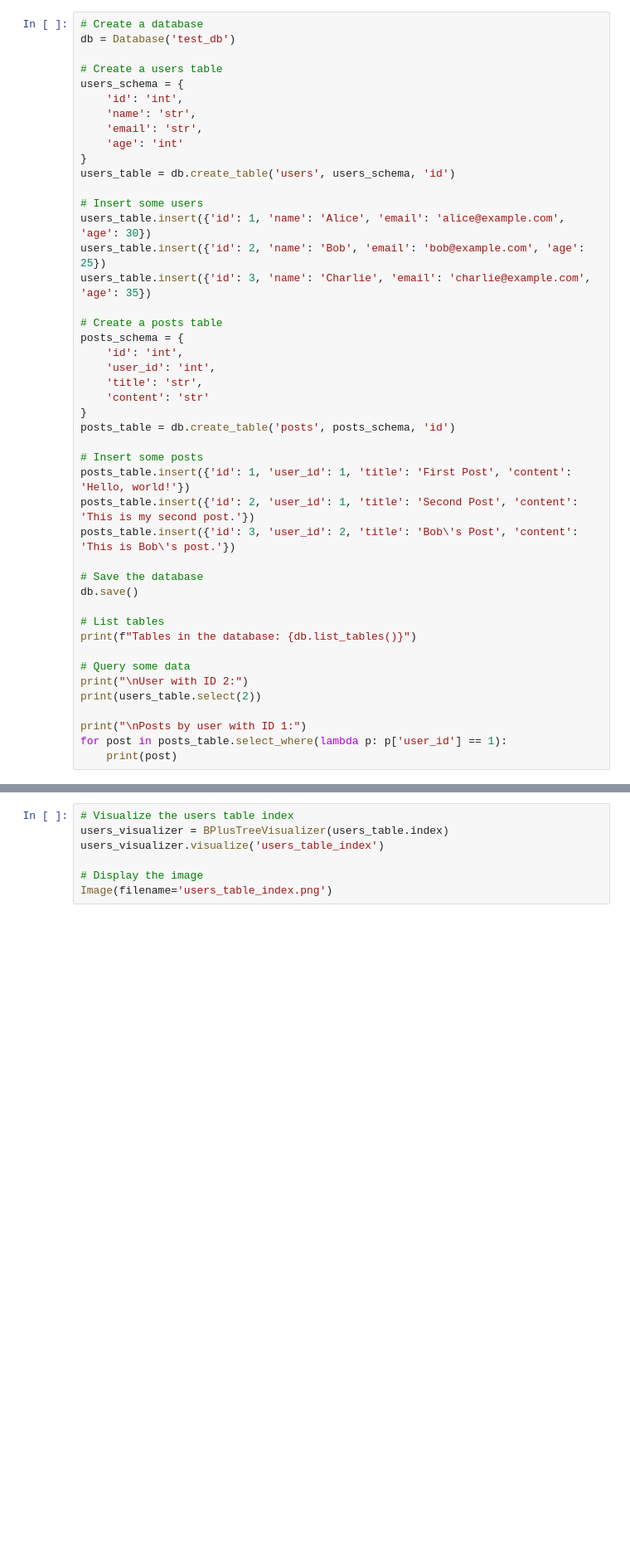
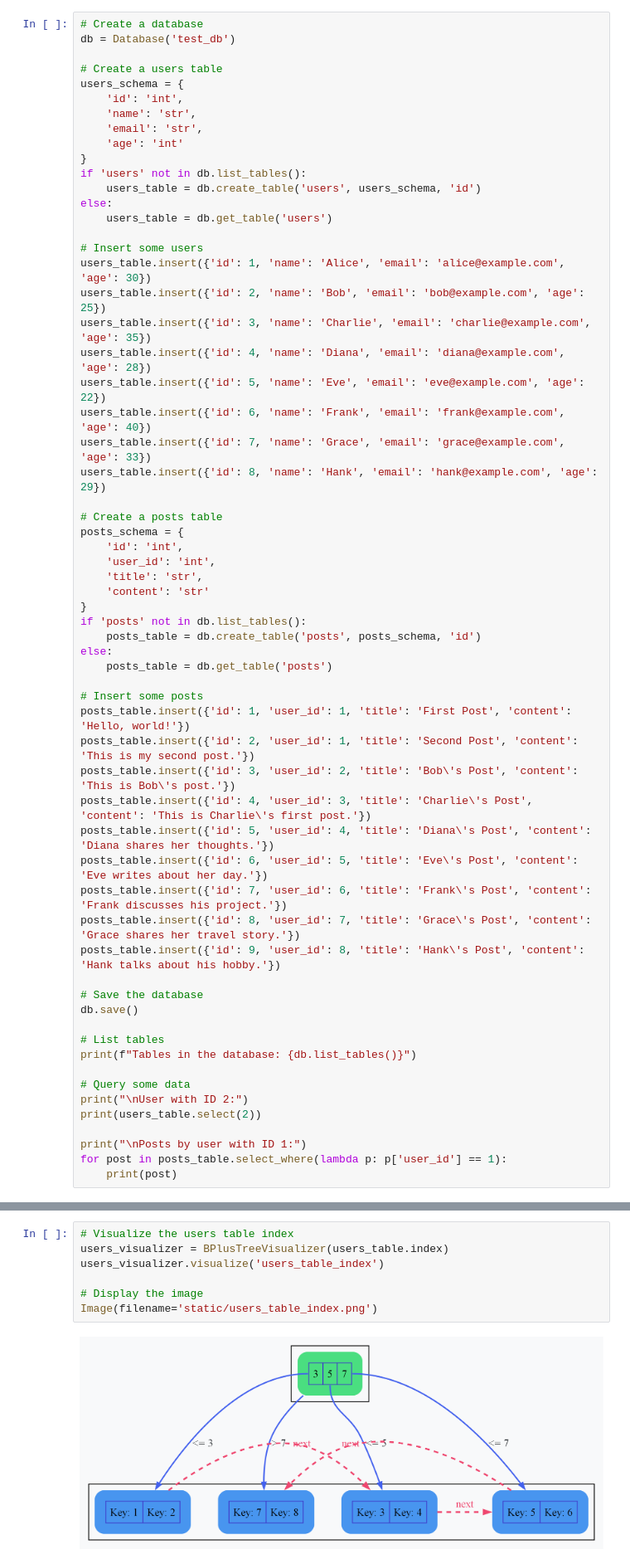
Before and after one commit to Demolus13/CS432-Project, a Jupyter notebook: report.ipynb, the cells around one changed output, grey strips where cells are left out. Shown at 83% size. Cells and saved outputs as stored; diff of their text form; blank space fills up the shorter version.

```diff
--- a/report.ipynb
+++ b/report.ipynb
@@ -82,12 +157,20 @@ users_schema = {
     'email': 'str',
     'age': 'int'
 }
-users_table = db.create_table('users', users_schema, 'id')
+if 'users' not in db.list_tables():
+    users_table = db.create_table('users', users_schema, 'id')
+else:
+    users_table = db.get_table('users')
 
 # Insert some users
 users_table.insert({'id': 1, 'name': 'Alice', 'email': 'alice@example.com', 'age': 30})
 users_table.insert({'id': 2, 'name': 'Bob', 'email': 'bob@example.com', 'age': 25})
 users_table.insert({'id': 3, 'name': 'Charlie', 'email': 'charlie@example.com', 'age': 35})
+users_table.insert({'id': 4, 'name': 'Diana', 'email': 'diana@example.com', 'age': 28})
+users_table.insert({'id': 5, 'name': 'Eve', 'email': 'eve@example.com', 'age': 22})
+users_table.insert({'id': 6, 'name': 'Frank', 'email': 'frank@example.com', 'age': 40})
+users_table.insert({'id': 7, 'name': 'Grace', 'email': 'grace@example.com', 'age': 33})
+users_table.insert({'id': 8, 'name': 'Hank', 'email': 'hank@example.com', 'age': 29})
 
 # Create a posts table
 posts_schema = {
@@ -96,12 +179,21 @@ posts_schema = {
     'title': 'str',
     'content': 'str'
 }
-posts_table = db.create_table('posts', posts_schema, 'id')
+if 'posts' not in db.list_tables():
+    posts_table = db.create_table('posts', posts_schema, 'id')
+else:
+    posts_table = db.get_table('posts')
 
 # Insert some posts
 posts_table.insert({'id': 1, 'user_id': 1, 'title': 'First Post', 'content': 'Hello, world!'})
 posts_table.insert({'id': 2, 'user_id': 1, 'title': 'Second Post', 'content': 'This is my second post.'})
 posts_table.insert({'id': 3, 'user_id': 2, 'title': 'Bob\'s Post', 'content': 'This is Bob\'s post.'})
+posts_table.insert({'id': 4, 'user_id': 3, 'title': 'Charlie\'s Post', 'content': 'This is Charlie\'s first post.'})
+posts_table.insert({'id': 5, 'user_id': 4, 'title': 'Diana\'s Post', 'content': 'Diana shares her thoughts.'})
+posts_table.insert({'id': 6, 'user_id': 5, 'title': 'Eve\'s Post', 'content': 'Eve writes about her day.'})
+posts_table.insert({'id': 7, 'user_id': 6, 'title': 'Frank\'s Post', 'content': 'Frank discusses his project.'})
+posts_table.insert({'id': 8, 'user_id': 7, 'title': 'Grace\'s Post', 'content': 'Grace shares her travel story.'})
+posts_table.insert({'id': 9, 'user_id': 8, 'title': 'Hank\'s Post', 'content': 'Hank talks about his hobby.'})
 
 # Save the database
 db.save()
@@ -158,10 +360,12 @@ Let's visualize the B+ Tree structure of our database tables:
 # %%
 # Visualize the users table index
 users_visualizer = BPlusTreeVisualizer(users_table.index)
 users_visualizer.visualize('users_table_index')
 
 # Display the image
-Image(filename='users_table_index.png')
+Image(filename='static/users_table_index.png')
+# %% [output]
+[figure, added]
 # %%
 # Visualize the posts table index
 posts_visualizer = BPlusTreeVisualizer(posts_table.index)
```
Also changed, not shown: parts of 17 cells of this notebook, 7 other files.
